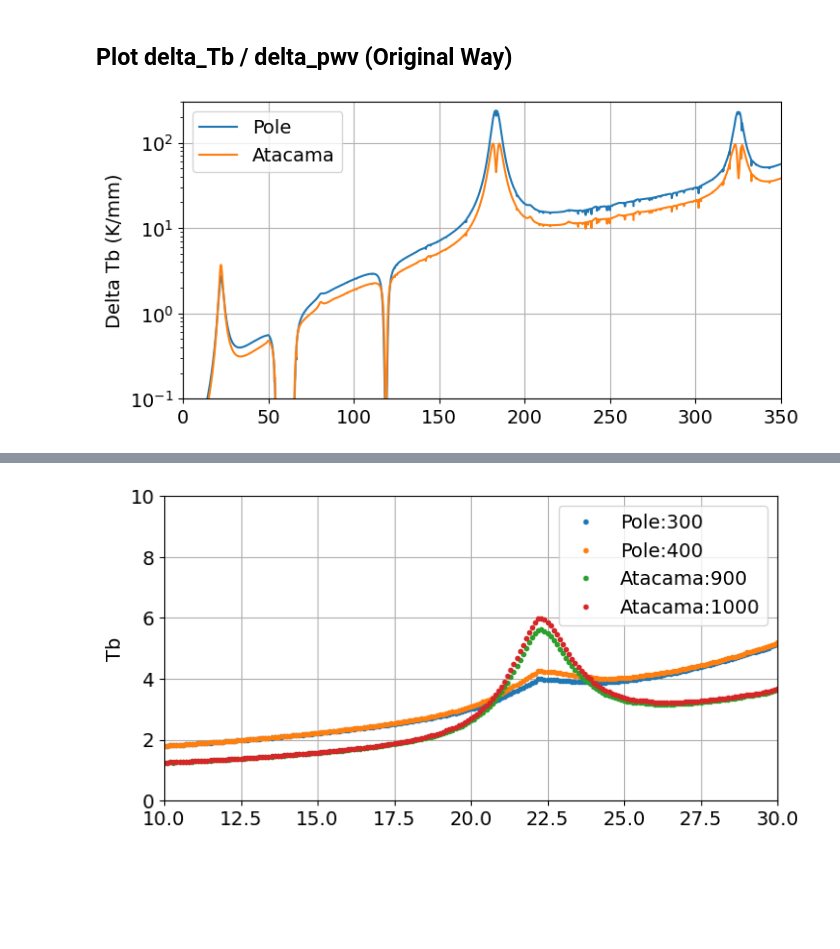
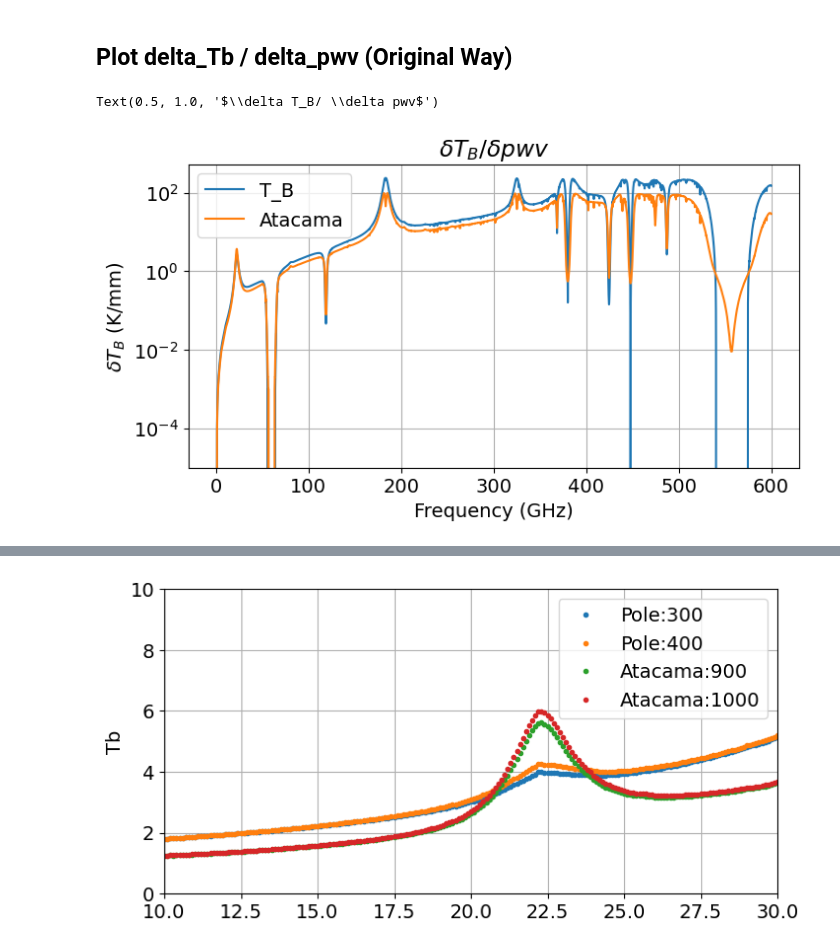
Before and after one commit to JohnRuhl/Atmos_pwv_flucts, a Jupyter notebook: Atmos_pwv_flucts.ipynb, the cells around one changed output, grey strips where cells are left out. Drawn from its saved outputs; the diff is of its cells as text; code cells hidden in the pictures; blank space fills up the shorter version.

Commit message:
edited figures and new site txt files

```diff
--- a/Atmos_pwv_flucts.ipynb
+++ b/Atmos_pwv_flucts.ipynb
@@ -89,3 +89,16 @@ plt.ylim(0.8,1.0)
 plt.grid()
 # %% [output]
 [figure]
+# %%
+plt.rcParams.update({'font.size': 14})
+plt.rcParams['figure.figsize'] = [12, 8]
+for site in ['Pole','Atacama']:
+    for pwv in atmos[site].keys():
+        pltlabel=site+': '+str(pwv)+ ' $\mu$m'
+        plt.plot(atmos[site][pwv][0],atmos[site][pwv][2], label=pltlabel)
+plt.ylabel('Transmission')#('$T_B$ (K)')
+plt.xlabel('Frequency (GHz)')
+plt.xlim(0,600)
+plt.grid()
+plt.legend(fontsize="16", loc='upper right')
+plt.title('Atmospheric Transmission: South Pole and Atacama Desert')
@@ -109,20 +125,24 @@ plt.grid()
 # %%
 #original way of plotting without jacobian
 plt.rcParams.update({'font.size': 14})
 plt.rcParams['figure.figsize'] = [8, 4]
 
 # plot Tb differences between pwvs, which are 0.1mm pwv apart.
 dpwv = 0.1 #mm
 nuvec = atmos['Pole'][400][0]
-Tbdiff_pole = (atmos['Pole'][400][5]-atmos['Pole'][300][5])/dpwv  #K/mm
-Tbdiff_atacama = (atmos['Atacama'][1000][5]-atmos['Atacama'][900][5])/dpwv  #K/mm
+Tbdiff_pole = (atmos['Pole'][400][3]-atmos['Pole'][300][3])/dpwv  #K/mm
+Tbdiff_atacama = (atmos['Atacama'][1000][3]-atmos['Atacama'][900][3])/dpwv  #K/mm
 
-plt.semilogy(nuvec,Tbdiff_pole,label='Pole')
+plt.semilogy(nuvec,Tbdiff_pole,label='T_B')
 plt.semilogy(nuvec,Tbdiff_atacama,label='Atacama')
-plt.ylabel('Delta Tb (K/mm)')
+#plt.semilogy(nuvec, ((atmos['Pole'][400][5])-(atmos['Pole'][300][5]))/dpwv, color='red', label='Trj')
+plt.ylabel('$\delta T_B$ (K/mm)')
+plt.xlabel('Frequency (GHz)')
 plt.legend()
-plt.xlim(0,350)
-plt.ylim(0.1,300)
+#plt.xlim(0,350)
+#plt.ylim(0.1,300)
 plt.grid()
+plt.title('$\delta T_B/ \delta pwv$')
 # %% [output]
+Text(0.5, 1.0, '$\\delta T_B/ \\delta pwv$')
-[figure, old version]
+[figure, new version]
```
Also changed, not shown: parts of 22 cells of this notebook, 2 other files.
